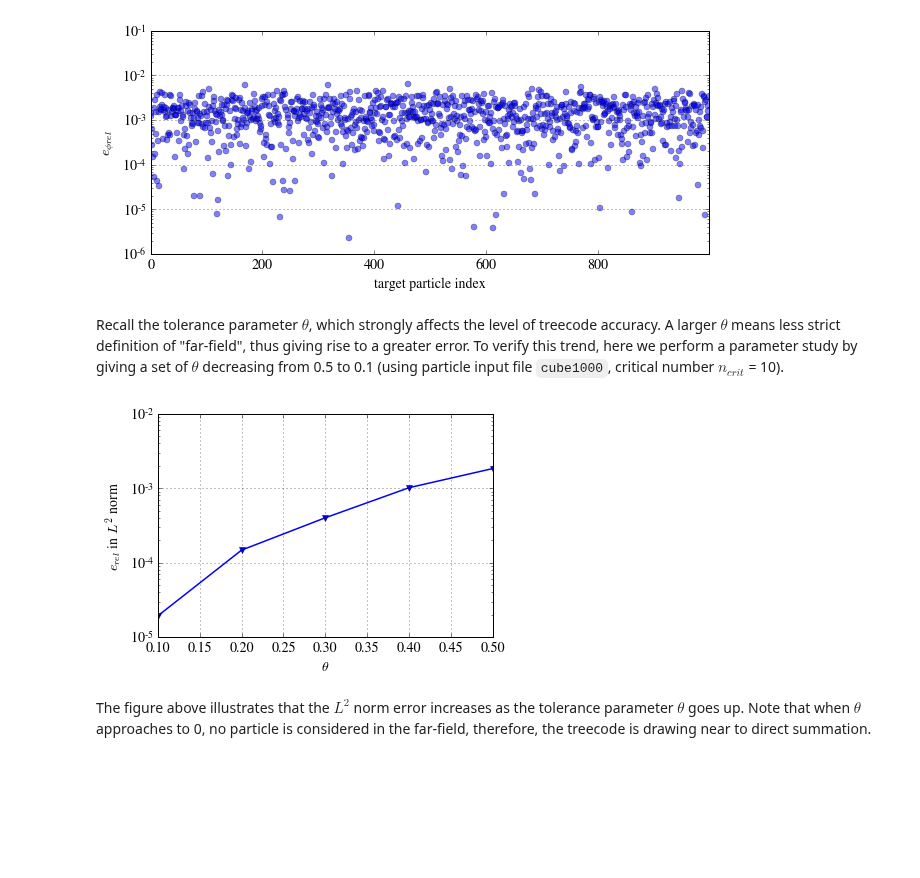
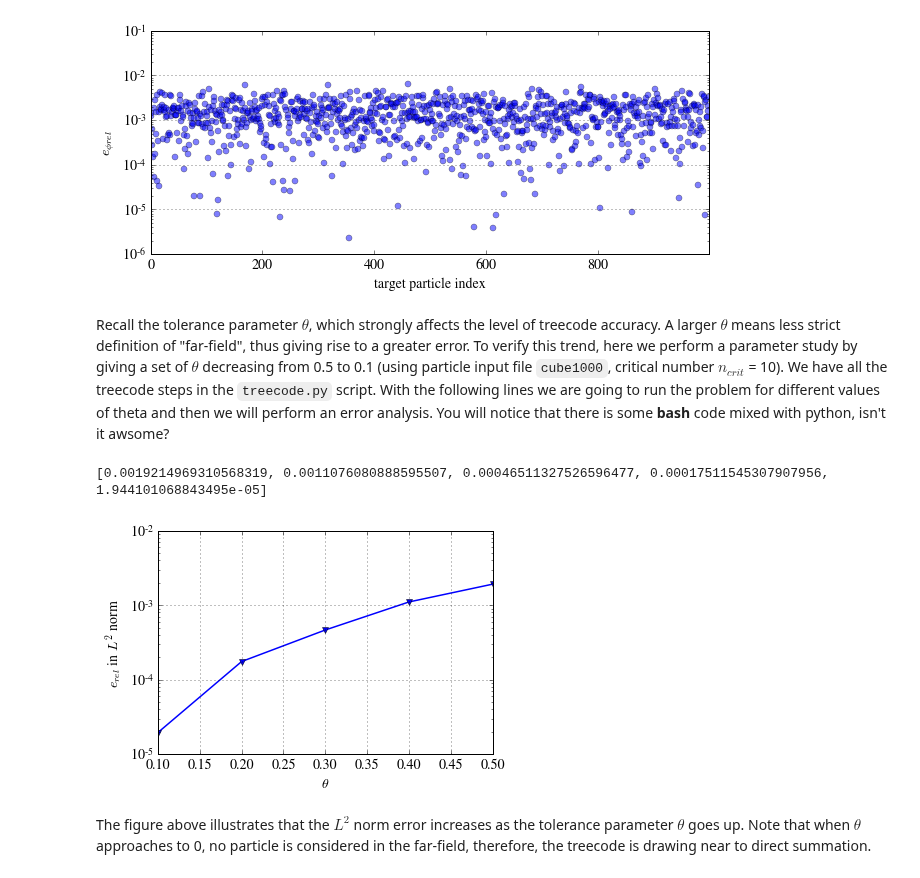
Before and after one commit to barbagroup/FMM_tutorial, a Jupyter notebook: 06_treecode.ipynb, the cells around one changed output. Drawn from its saved outputs; the diff is of its cells as text; code cells hidden in the pictures; blank space fills up the shorter version.

```diff
--- a/06_treecode.ipynb
+++ b/06_treecode.ipynb
@@ -207,19 +207,40 @@ plot_err(phi_direct, phi_tree)
 # %% [output]
 [figure]
 # %% [markdown]
-Recall the tolerance parameter $\theta$, which strongly affects the level of treecode accuracy. A larger $\theta$ means less strict definition of "far-field", thus giving rise to a greater error. To verify this trend, here we perform a parameter study by giving a set of $\theta$ decreasing from 0.5 to 0.1 (using particle input file `cube1000`, critical number $n_{crit}$  = 10).
+Recall the tolerance parameter $\theta$, which strongly affects the level of treecode accuracy. A larger $\theta$ means less strict definition of "far-field", thus giving rise to a greater error. To verify this trend, here we perform a parameter study by giving a set of $\theta$ decreasing from 0.5 to 0.1 (using particle input file `cube1000`, critical number $n_{crit}$  = 10). We have all the treecode steps in the `treecode.py` script. With the following lines we are going to run the problem for different values of theta and then we will perform an error analysis. You will notice that there is some **bash** code mixed with python, isn't it awsome?
+# %%
+theta_set = numpy.linspace(0.5, 0.1, 5) #defining a theta set
+
+for theta in theta_set:
+    #running treecode, grabbing the error and putting it on a l2_list file
+    !python treecode.py cube1000 10 $theta | grep L2 >> l2_list
+
+L2=[]
+result = open("l2_list")           #opening the l2_list file
+for line in result.readlines():
+    for elem in line.split():
+        try:
+            L2.append(float(elem))  #taking the float number and appending it
+                                    # in the L2 list
+        except ValueError:
+            pass
+
+!rm -rf ./l2_list     #deleting the file
+
+print(L2)
+# %% [output]
+[0.0019214969310568319, 0.0011076080888595507, 0.00046511327526596477, 0.00017511545307907956, 1.944101068843495e-05]
 # %%
 # result from 'cube1000'
 theta_set = numpy.linspace(0.5, 0.1, 5)
-err_set = [0.001838923708831628, 0.0010167619132821818, 0.00040105626486621707, 0.00014748514239285393, 1.9299837098428704e-05]
 pyplot.figure(figsize=(6,4))
-pyplot.plot(theta_set, err_set, '-bv', linewidth=1.5, markersize=6)
+pyplot.plot(theta_set, L2, '-vb', linewidth=1.5, markersize=6)
 pyplot.xlabel(r'$\theta$')
 pyplot.ylabel(r'$e_{rel}$ in $L^2$ norm')
 pyplot.grid("on")
 pyplot.yscale('log');
 # %% [output]
-[figure, old version]
+[figure, new version]
 # %% [markdown]
 The figure above illustrates that the $L^2$ norm error increases as the tolerance parameter $\theta$ goes up. Note that when $\theta$ approaches to 0, no particle is considered in the far-field, therefore, the treecode is drawing near to direct summation.
 # %% [markdown]
```
Also changed, not shown: parts of 3 cells of this notebook.
